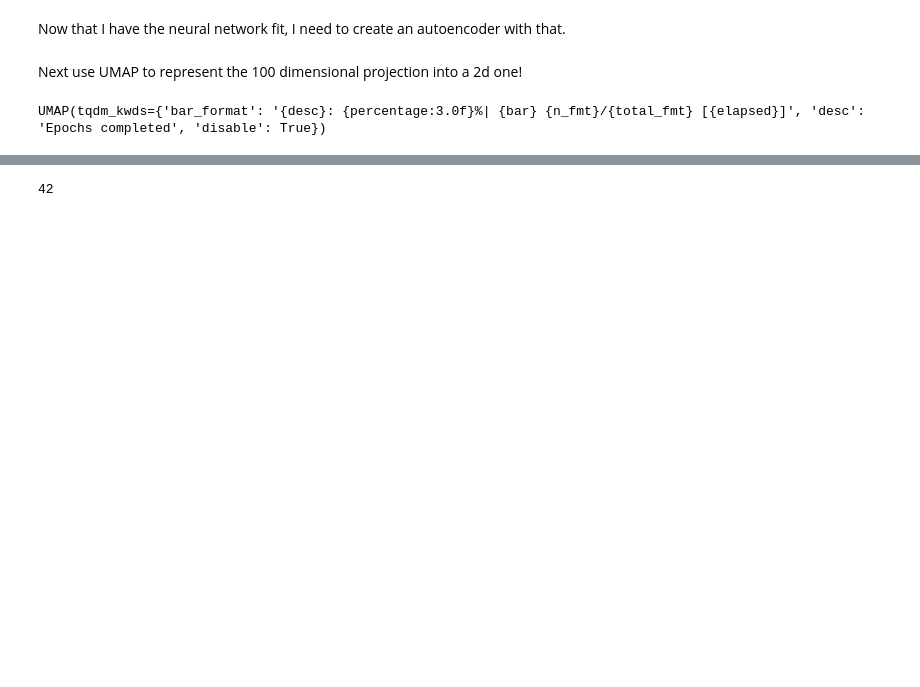
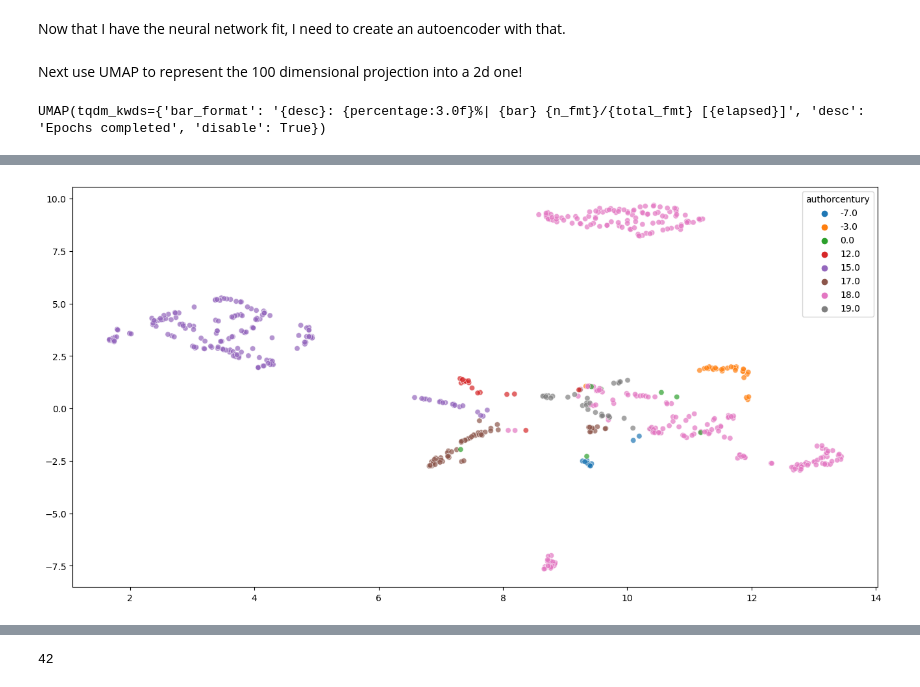
Before and after one commit to tomoumer/discovery_of_writing_differences, a Jupyter notebook: notebooks/data_exploration.ipynb, the cells around one changed output, grey strips where cells are left out. Cells and saved outputs as stored; diff of their text form; code cells hidden in the pictures; blank space fills up the shorter version.

```diff
--- a/notebooks/data_exploration.ipynb
+++ b/notebooks/data_exploration.ipynb
@@ -700,3 +786,10 @@ Now to use the encoder to see how the six authors get represented in this 100-di
+# %%
+plt.figure(figsize = (16,8))
+sns.scatterplot(x=umap_projection[:,0], y=umap_projection[:,1],
+                hue = library_select['authorcentury'].astype('category'),
+               alpha = 0.7);
+# %% [output]
+[figure, added]
 # %%
 print(library_select.shape)
 print(nn_represent_select.shape)
```
Also changed, not shown: parts of 46 cells of this notebook.
